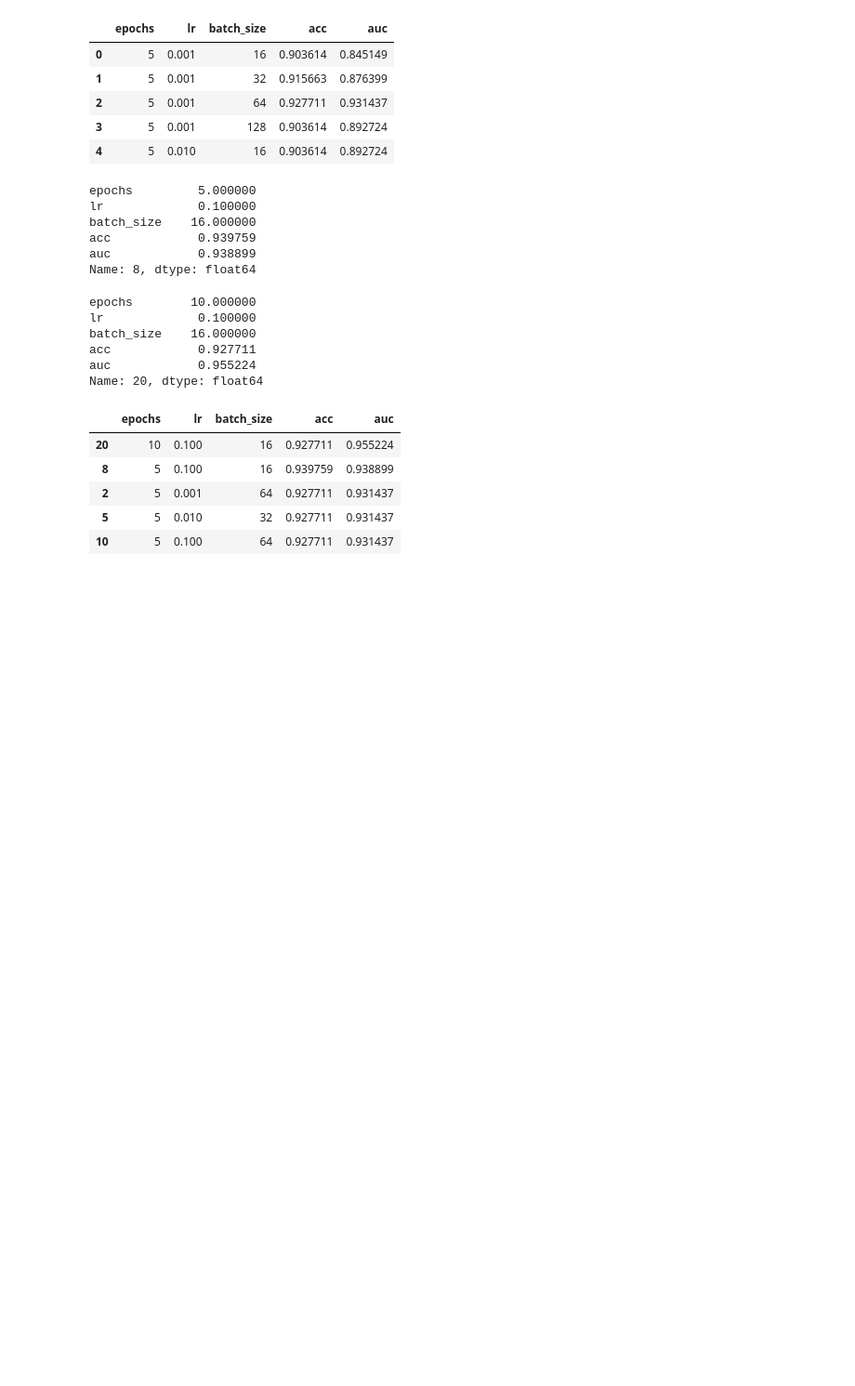
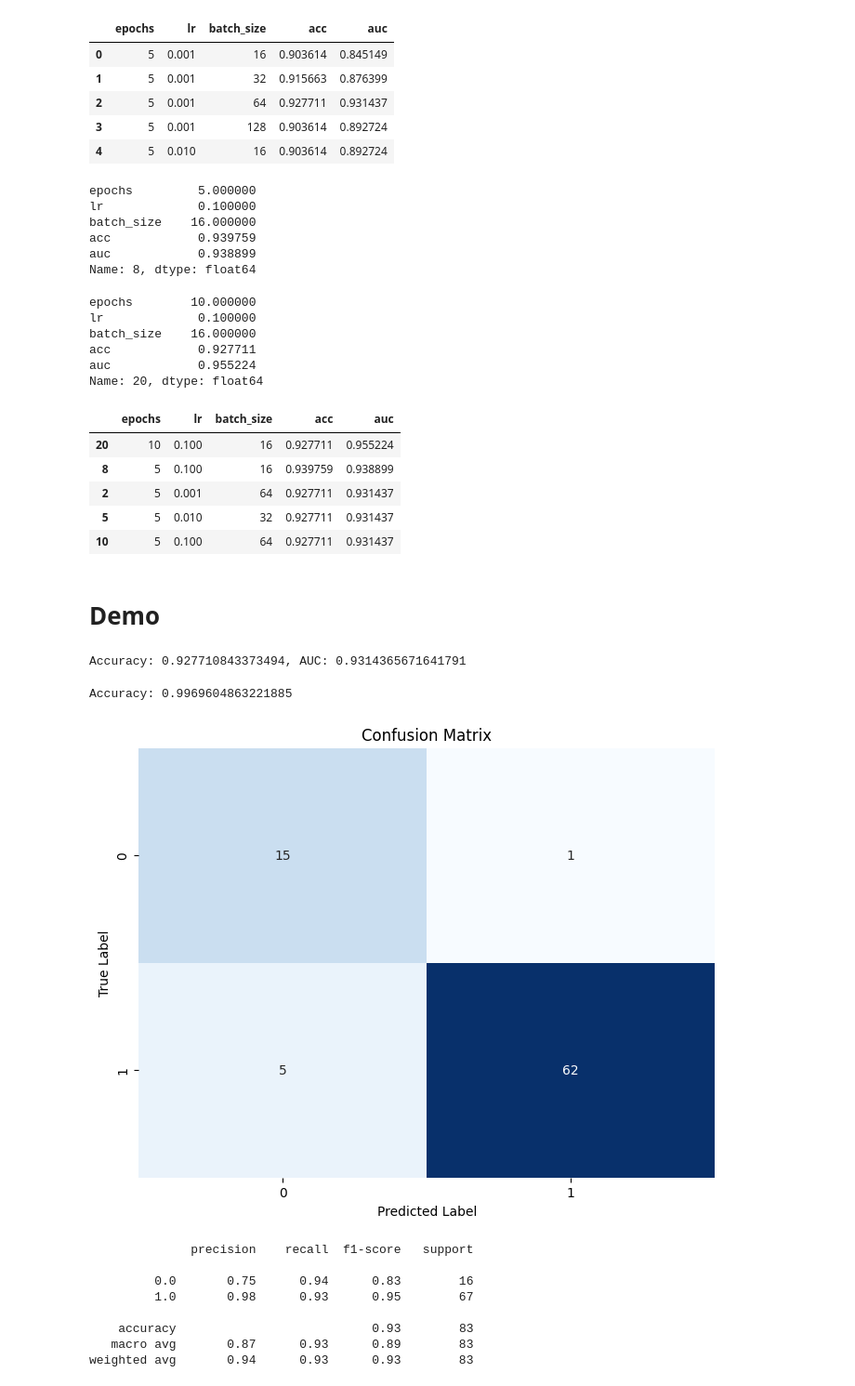
Before and after one commit to Alif108/CSE_472_Machine_Learning, a Jupyter notebook: Assignment/DL model/all_dim.ipynb, the cells around one changed output. Shown at 93% size. Saved outputs shown, nothing was run; the diff lists cells and outputs as text; code cells hidden in the pictures; blank space fills up the shorter version.

```diff
--- a/Assignment/DL model/all_dim.ipynb
+++ b/Assignment/DL model/all_dim.ipynb
@@ -525,3 +525,5 @@ best_5_auc
 | 2 | 5 | 0.001 | 64 | 0.927711 | 0.931437 |
 | 5 | 5 | 0.010 | 32 | 0.927711 | 0.931437 |
 | 10 | 5 | 0.100 | 64 | 0.927711 | 0.931437 |
+# %% [markdown]
+# Demo
@@ -527,0 +573,54 @@ best_5_auc
+# %%
+model = DLModel(input_size=X_train.shape[1])
+model.fit(X_train, y_train, epochs=5, batch_size=16, lr=0.1)
+
+y_pred = model.predict(X_test)
+y_pred = y_pred.round()
+y_pred = y_pred.cpu().detach().numpy()
+# %%
+from sklearn.metrics import accuracy_score, roc_auc_score
+
+acc = accuracy_score(y_test, y_pred)
+auc = roc_auc_score(y_test, y_pred)
+
+print('Accuracy: {}, AUC: {}'.format(acc, auc))
+# %% [output]
+Accuracy: 0.927710843373494, AUC: 0.9314365671641791
+# %%
+y_pred_train = model.predict(X_train)
+
+y_pred_train = y_pred_train.round()
+y_pred_train = y_pred_train.cpu().detach().numpy()
+
+acc_train = accuracy_score(y_train, y_pred_train)
+print('Accuracy: {}'.format(acc_train))
+# %% [output]
+Accuracy: 0.9969604863221885
+# %%
+from sklearn.metrics import confusion_matrix, classification_report
+
+import numpy as np
+import seaborn as sns
+import matplotlib.pyplot as plt
+
+# plot confusion matrix
+# cm = np.array([[10, 6], [2, 65]])
+cm = confusion_matrix(y_test, y_pred)
+plt.figure(figsize=(8, 6))
+plt.title("Confusion Matrix")
+sns.heatmap(cm, annot=True, cmap='Blues', fmt='g', cbar=False)
+plt.xlabel('Predicted Label')
+plt.ylabel('True Label')
+plt.show()
+
+print(classification_report(y_test, y_pred))
+# %% [output]
+[figure, added]
+              precision    recall  f1-score   support
+
+         0.0       0.75      0.94      0.83        16
+         1.0       0.98      0.93      0.95        67
+
+    accuracy                           0.93        83
+   macro avg       0.87      0.93      0.89        83
+weighted avg       0.94      0.93      0.93        83
```
Also changed, not shown: parts of 1 cell of this notebook, 8 other files.
